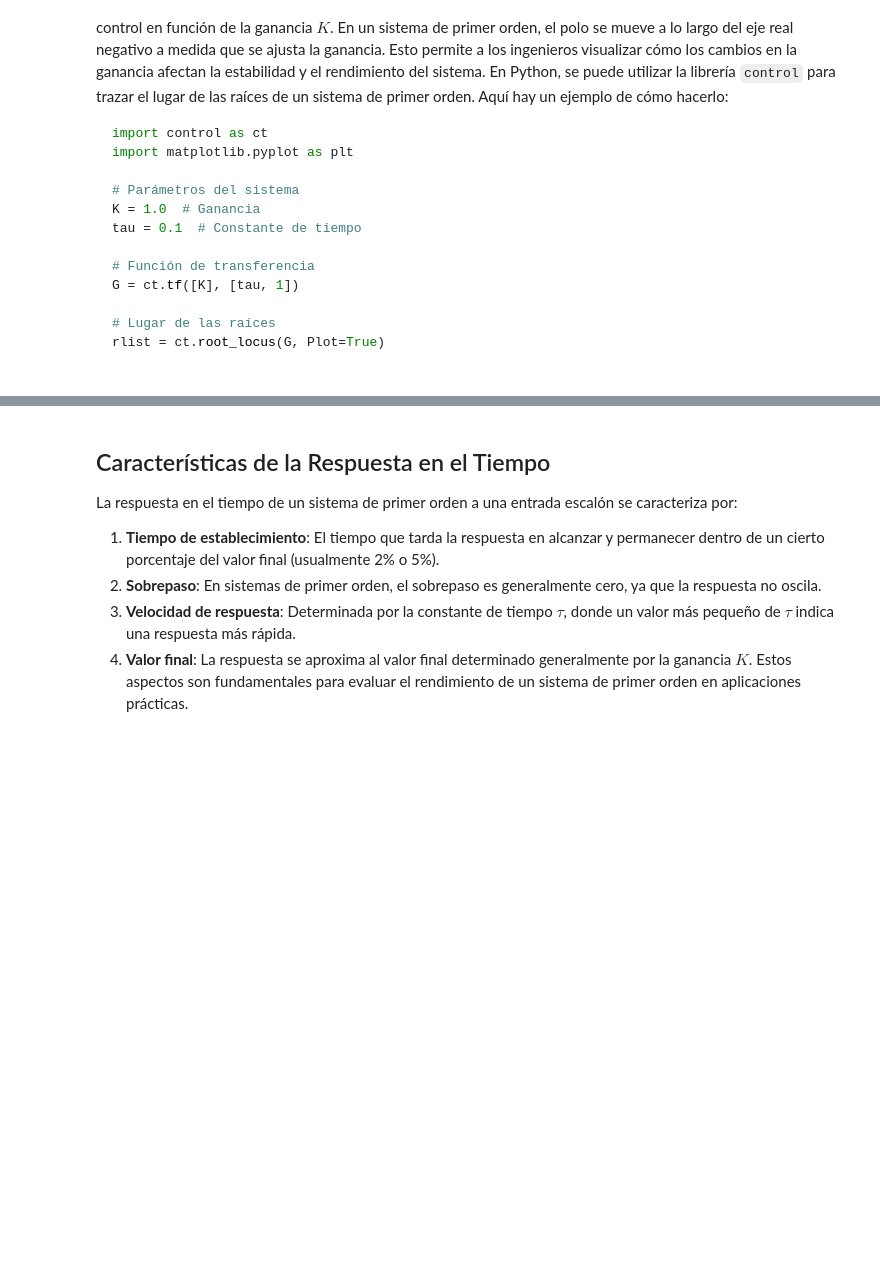
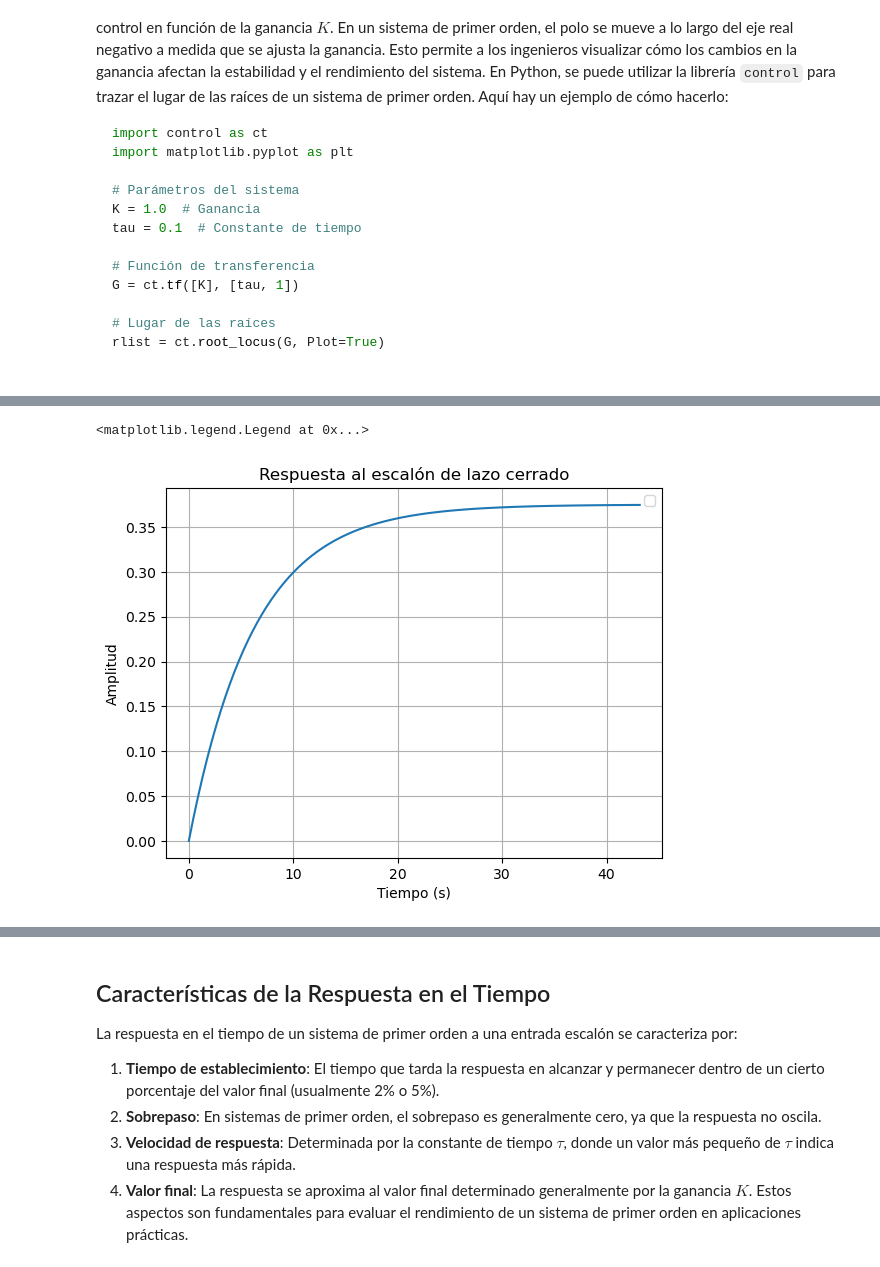
Before and after one commit to cjuarezramos/MMS022025, a Jupyter notebook: Laboratorios/L0401_SistemaPrimerOrden.ipynb, the cells around one changed output, grey strips where cells are left out. Saved outputs shown, nothing was run; the diff lists cells and outputs as text; code cells hidden in the pictures; blank space fills up the shorter version.

```diff
--- a/Laboratorios/L0401_SistemaPrimerOrden.ipynb
+++ b/Laboratorios/L0401_SistemaPrimerOrden.ipynb
@@ -206,14 +268,18 @@ print(tabla)
 # %%
 # Respuesta al escalón de lazo cerrado con diferentes ganancias
 # step_response
-
-t, y =
+K = 0.06
+T = ct.feedback(K*G,1)
+t, y = ct.step_response(T)
 plt.plot(t, y)
 plt.title('Respuesta al escalón de lazo cerrado')
 plt.xlabel('Tiempo (s)')
 plt.ylabel('Amplitud')
 plt.grid()
 plt.legend()
+# %% [output]
+<matplotlib.legend.Legend at 0x...>
+[figure, added]
 # %%
 # Respuesta al impulso
 # impulse_response
```
Also changed, not shown: parts of 13 cells of this notebook, 2 other files.
